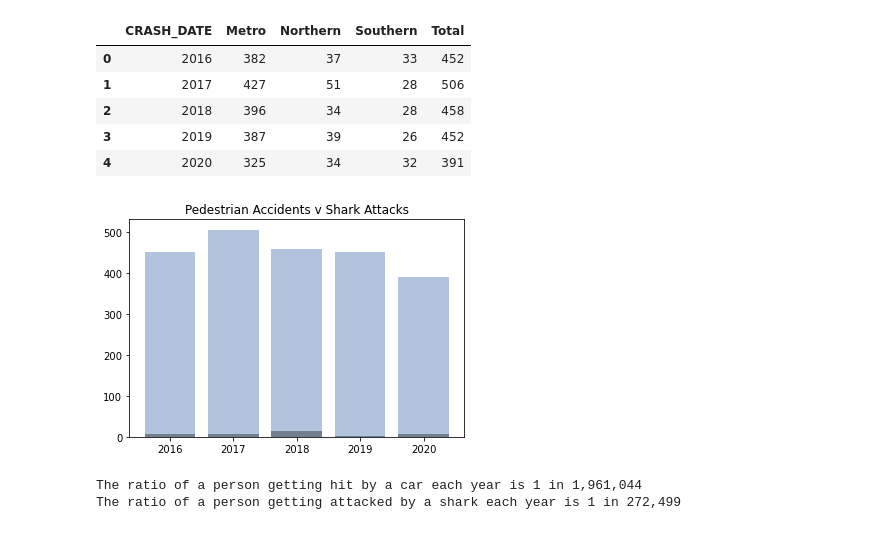
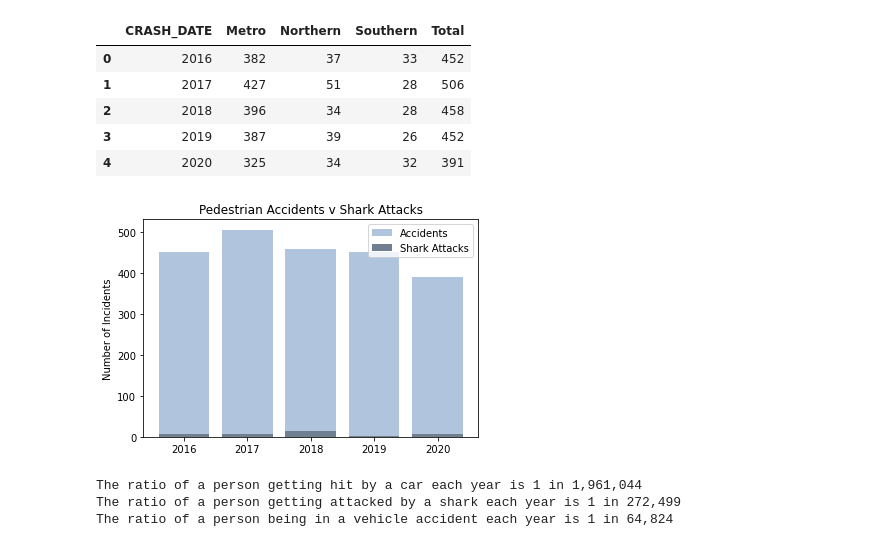
Before and after one commit to CMac-code/Project_Shark, a Jupyter notebook: car_v_shark.ipynb, the cells around one changed output. Saved outputs shown, nothing was run; the diff lists cells and outputs as text; code cells hidden in the pictures.

Commit message:
added accident ratio

```diff
--- a/car_v_shark.ipynb
+++ b/car_v_shark.ipynb
@@ -70,13 +71,13 @@ region_year_area =region_year_area.fillna(0)
 region_year_area
 region_year_area.to_csv("accident_year_area.csv")
 # %%
-# accident_df = pd.read_csv("accident_year_area.csv")
-# # accident_df
+accident_df = pd.read_csv("accident_year_area.csv")
 
-# # add totals
-# accident_df["Total"] = ""
-# accident_df["Total"] = accident_df["Metro"] + accident_df["Northern"] + accident_df["Southern"]
-# accident_df
+
+# add totals
+accident_df["Total"] = ""
+accident_df["Total"] = accident_df["Metro"] + accident_df["Northern"] + accident_df["Southern"]
+accident_df
 # %% [output]
 |  | CRASH_DATE | Metro | Northern | Southern | Total |
 | 0 | 2016 | 382 | 37 | 33 | 452 |
@@ -87,22 +88,29 @@ region_year_area.to_csv("accident_year_area.csv")
 # %%
 plt.bar(accident_df["CRASH_DATE"], accident_df["Total"], label="Accidents", color="lightsteelblue")
 plt.bar(shark_df["Year"], shark_df["Total"], label="Shark Attacks", color="slategray")
+plt.legend(loc="best")
 plt.title("Pedestrian Accidents v Shark Attacks")
+plt.ylabel("Number of Incidents")
 plt.savefig("Ped v shark attacks per year.png")
 plt.show()
 # %% [output]
-[figure, old version]
+[figure, new version]
 # %%
 # estimated WA pedestrian and ocean usage
 wa_pedestrian_year = 886000000
+wa_car_user_year = wa_pedestrian_year*2
 wa_ocean_year = 2180000
 accidents_year = accident_df["Total"].sum()/5
 shark_attacks_year = shark_df["Total"].sum()/5
-ratio_acc = round(1/(accidents_year/wa_pedestrian_year)-1)
-ratio_att = round(1/(shark_attacks_year/wa_ocean_year)-1)
+car_accident_year = len(all_car_df)/5
+ratio_acc = 1/(accidents_year/wa_pedestrian_year)-1
+ratio_att = 1/(shark_attacks_year/wa_ocean_year)-1
+ratio_all_acc = 1/(car_accident_year/wa_car_user_year)-1
 
 print(f"The ratio of a person getting hit by a car each year is 1 in {ratio_acc:,.0f}")
 print(f"The ratio of a person getting attacked by a shark each year is 1 in {ratio_att:,.0f}")
+print(f"The ratio of a person being in a vehicle accident each year is 1 in {ratio_all_acc:,.0f}")
 # %% [output]
 The ratio of a person getting hit by a car each year is 1 in 1,961,044
 The ratio of a person getting attacked by a shark each year is 1 in 272,499
+The ratio of a person being in a vehicle accident each year is 1 in 64,824
```
Also changed, not shown: parts of 1 cell of this notebook, 1 other file.
